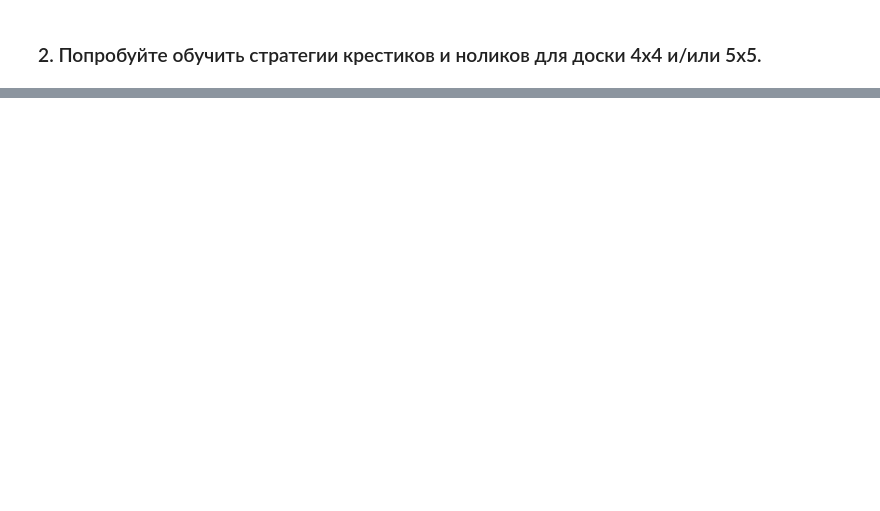
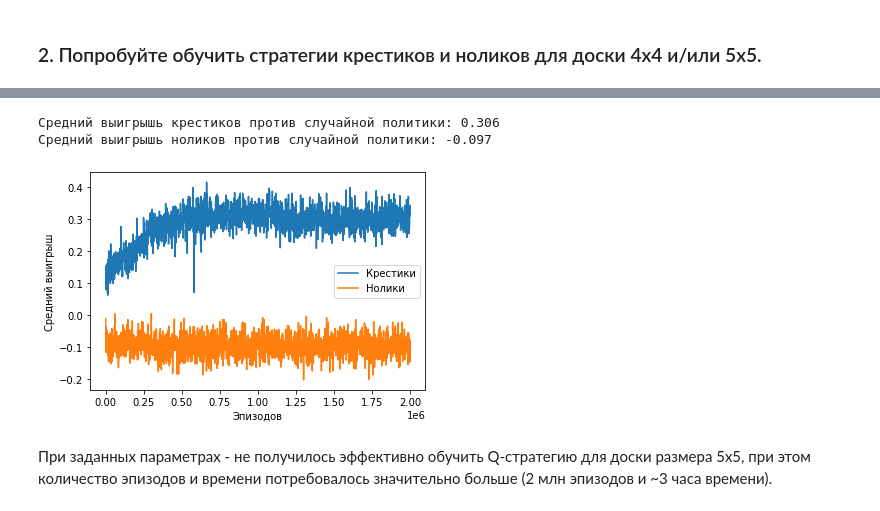
Before and after one commit to robertspb/3-dl-hw-2, a Jupyter notebook: DL_RL_HW2.ipynb, the cells around one changed output, grey strips where cells are left out. Saved outputs shown, nothing was run; the diff lists cells and outputs as text; code cells hidden in the pictures; blank space fills up the shorter version.

```diff
--- a/DL_RL_HW2.ipynb
+++ b/DL_RL_HW2.ipynb
@@ -188,0 +374,10 @@ def plot_test_game(env, pi1, pi2, random_crosses=False, random_naughts=True, ver
+# %%
+p_1 = Policy()
+p_2 = Policy()
+env = TicTacToe(5, 5, 5)
+
+episodes = 2000000
+test_each = 1000
+print_each = 200000
+
+results_3 = run_experiment(env, p_1, p_2, episodes, test_each, print_each)
@@ -188,0 +395,10 @@ def plot_test_game(env, pi1, pi2, random_crosses=False, random_naughts=True, ver
+# %%
+plot_results(results_3)
+print(f'Средний выигрышь крестиков против случайной политики: {np.round(np.mean(results_3[1][-100:-1]), 3)}')
+print(f'Средний выигрышь ноликов против случайной политики: {np.round(np.mean(results_3[2][-100:-1]), 3)}')
+# %% [output]
+Средний выигрышь крестиков против случайной политики: 0.306
+Средний выигрышь ноликов против случайной политики: -0.097
+[figure, added]
+# %% [markdown]
+При заданных параметрах - не получилось эффективно обучить Q-стратегию для доски размера 5х5, при этом количество эпизодов и времени потребовалось значительно больше (2 млн эпизодов и ~3 часа времени).
```
Also changed, not shown: parts of 16 cells of this notebook.
